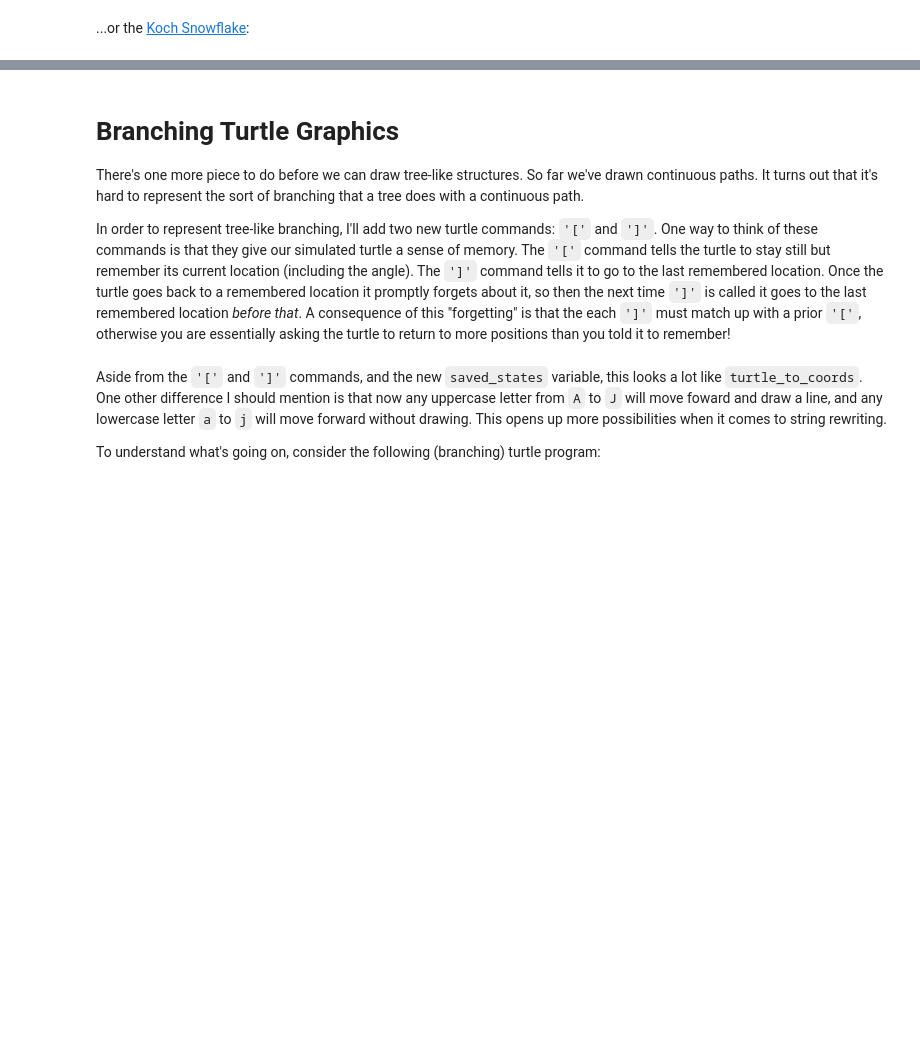
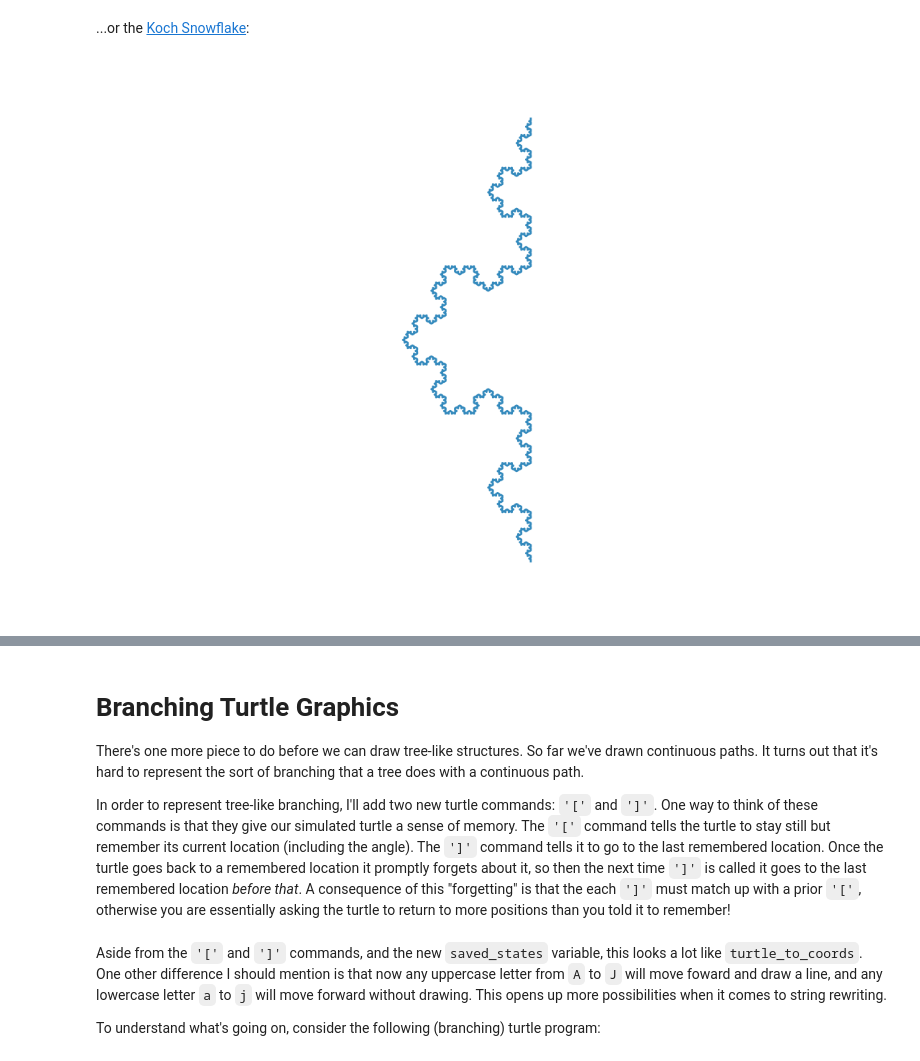
Before and after one commit to mmarzolla/chaos-fractals-phd-course, a Jupyter notebook: L-systems.ipynb, the cells around one changed output, grey strips where cells are left out. Saved outputs shown, nothing was run; the diff lists cells and outputs as text; code cells hidden in the pictures; blank space fills up the shorter version.

```diff
--- a/L-systems.ipynb
+++ b/L-systems.ipynb
@@ -230,5 +245,9 @@ plot_coords(turtle_to_coords(transform_multiple('L', {
 # %% [markdown]
 ...or the [Koch Snowflake](https://en.wikipedia.org/wiki/Koch_snowflake):
+# %%
+plot_coords(turtle_to_coords(transform_multiple('F', {'F': 'F-F++F-F'}, 5), 60))
+# %% [output]
+[figure, added]
 # %%
 plot_coords(turtle_to_coords(transform_multiple('F++F++F', {'F': 'F-F++F-F'}, 5), 60))
 # %% [output]
```
Also changed, not shown: parts of 17 cells of this notebook, 1 other file.
